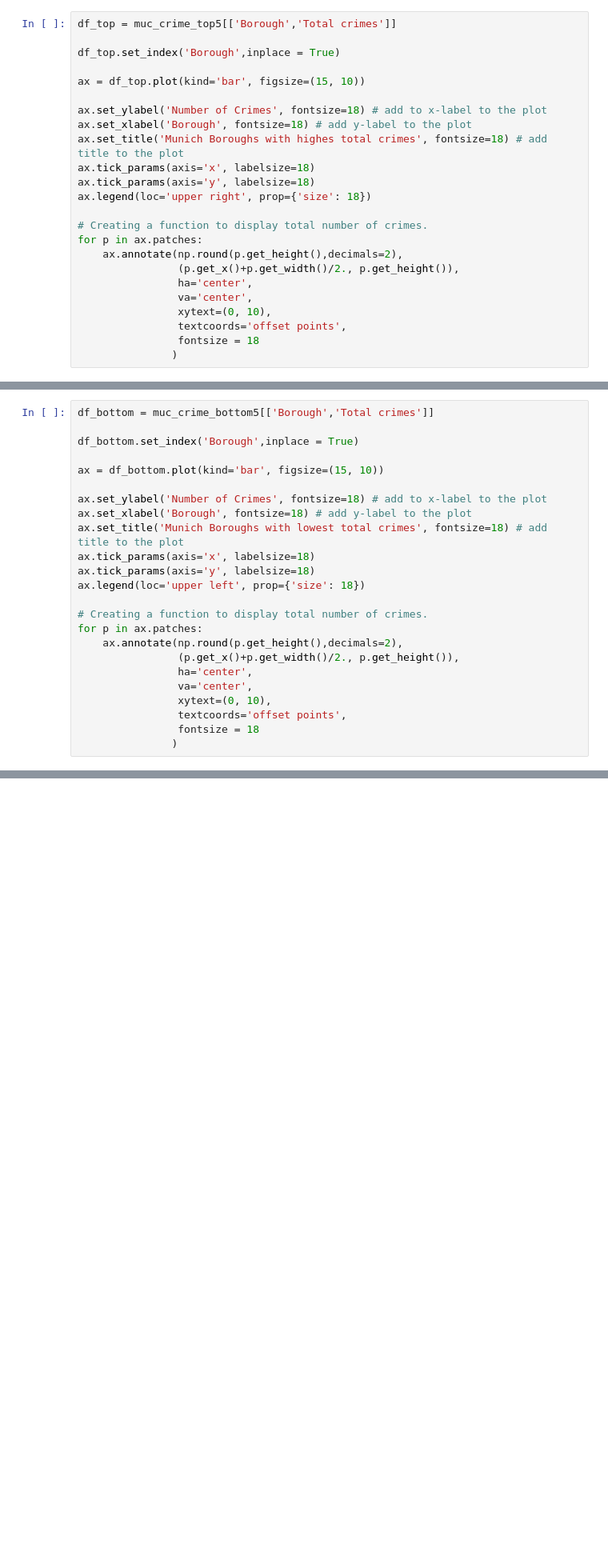
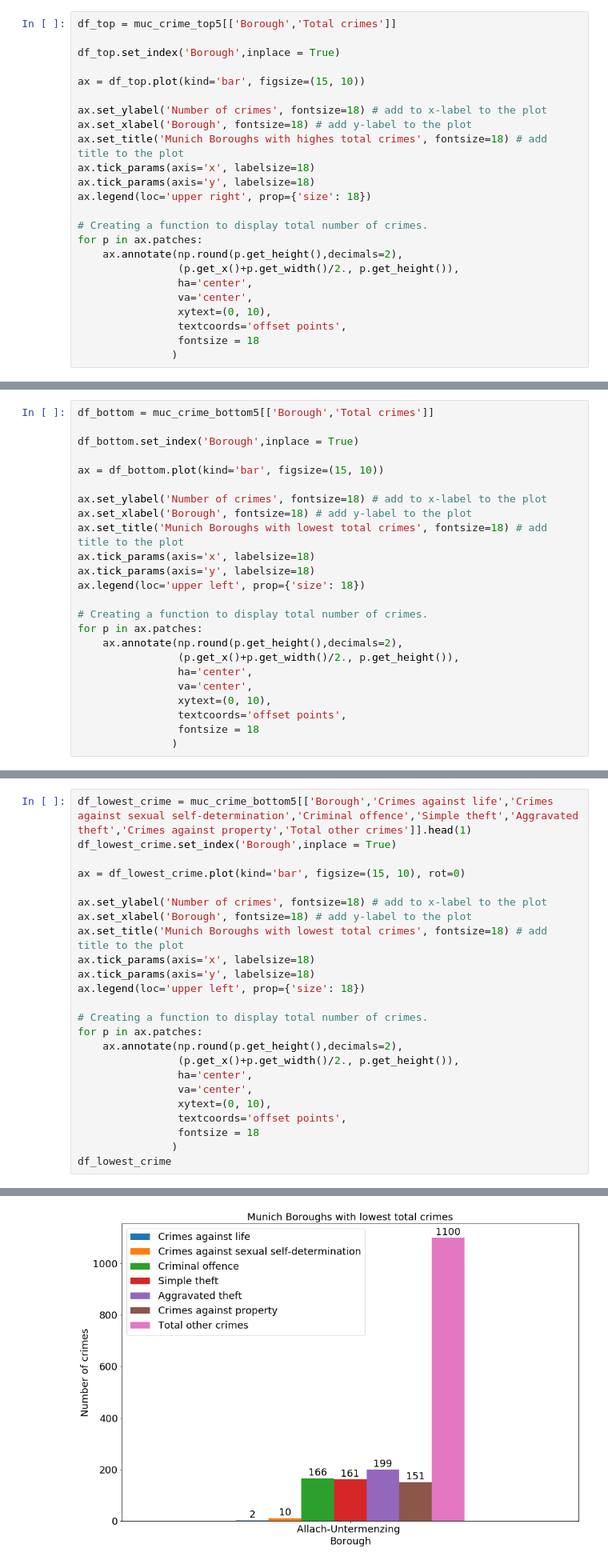
Before and after one commit to RocketClimber/Coursera_Capstone, a Jupyter notebook: MunichNeighborhoods.ipynb, the cells around one changed output, grey strips where cells are left out. Shown: that part at 80% size. Cells and saved outputs as stored; diff of their text form; blank space fills up the shorter version.

```diff
--- a/MunichNeighborhoods.ipynb
+++ b/MunichNeighborhoods.ipynb
@@ -275,7 +294,7 @@ df_top.set_index('Borough',inplace = True)
 
 ax = df_top.plot(kind='bar', figsize=(15, 10))
 
-ax.set_ylabel('Number of Crimes', fontsize=18) # add to x-label to the plot
+ax.set_ylabel('Number of crimes', fontsize=18) # add to x-label to the plot
 ax.set_xlabel('Borough', fontsize=18) # add y-label to the plot
 ax.set_title('Munich Boroughs with highes total crimes', fontsize=18) # add title to the plot
 ax.tick_params(axis='x', labelsize=18)
@@ -313,7 +332,7 @@ df_bottom.set_index('Borough',inplace = True)
 
 ax = df_bottom.plot(kind='bar', figsize=(15, 10))
 
-ax.set_ylabel('Number of Crimes', fontsize=18) # add to x-label to the plot
+ax.set_ylabel('Number of crimes', fontsize=18) # add to x-label to the plot
 ax.set_xlabel('Borough', fontsize=18) # add y-label to the plot
 ax.set_title('Munich Boroughs with lowest total crimes', fontsize=18) # add title to the plot
 ax.tick_params(axis='x', labelsize=18)
@@ -332,3 +351,28 @@ for p in ax.patches:
                )
 # %% [output]
 [figure]
+# %%
+df_lowest_crime = muc_crime_bottom5[['Borough','Crimes against life','Crimes against sexual self-determination','Criminal offence','Simple theft','Aggravated theft','Crimes against property','Total other crimes']].head(1)
+df_lowest_crime.set_index('Borough',inplace = True)
+
+ax = df_lowest_crime.plot(kind='bar', figsize=(15, 10), rot=0)
+
+ax.set_ylabel('Number of crimes', fontsize=18) # add to x-label to the plot
+ax.set_xlabel('Borough', fontsize=18) # add y-label to the plot
+ax.set_title('Munich Boroughs with lowest total crimes', fontsize=18) # add title to the plot
+ax.tick_params(axis='x', labelsize=18)
+ax.tick_params(axis='y', labelsize=18)
+ax.legend(loc='upper left', prop={'size': 18})
+
+# Creating a function to display total number of crimes.
+for p in ax.patches:
+    ax.annotate(np.round(p.get_height(),decimals=2),
+                (p.get_x()+p.get_width()/2., p.get_height()),
+                ha='center',
+                va='center',
+                xytext=(0, 10),
+                textcoords='offset points',
+                fontsize = 18
+               )
+df_lowest_crime
+# %% [output]
@@ -334,0 +382 @@ for p in ax.patches:
+[figure, added]
```
Also changed, not shown: parts of 25 cells of this notebook, 1 other file.
